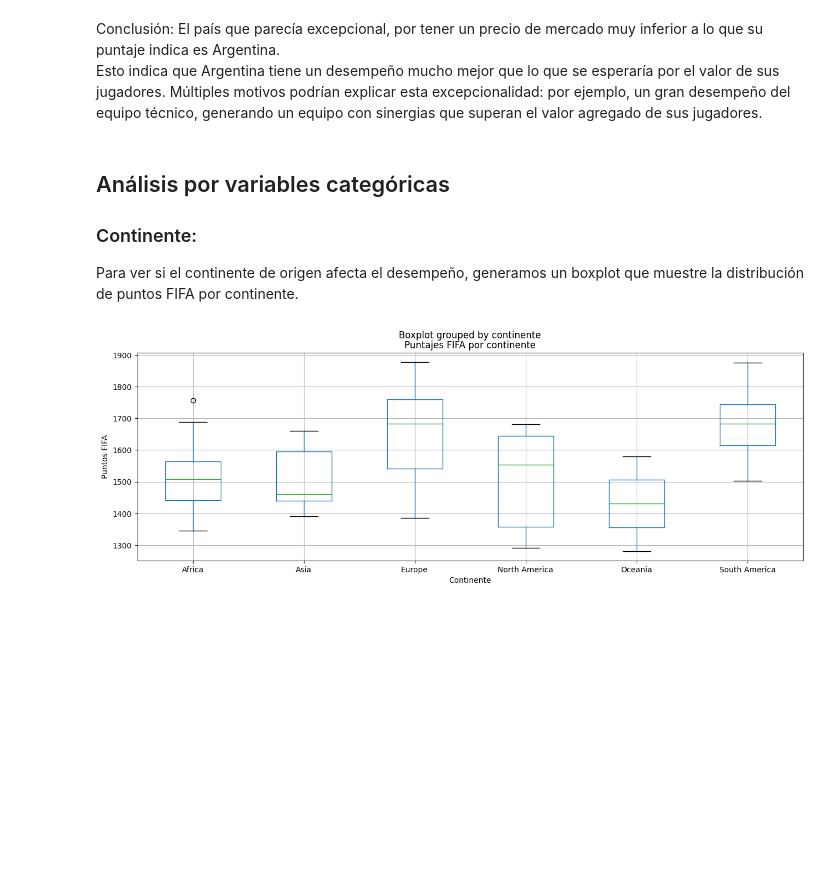
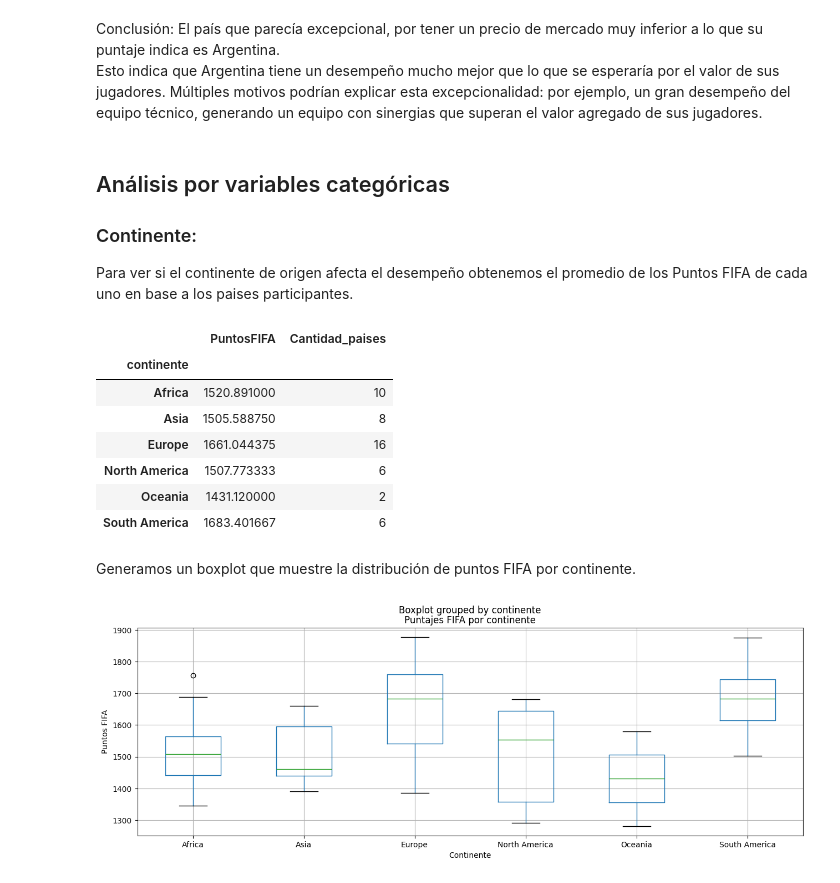
Before and after one commit to gleo1973/tp-laboratorio-mcag-1c2026, a Jupyter notebook: Laboratorio_TP_2026.ipynb, the cells around one changed output. Saved outputs shown, nothing was run; the diff lists cells and outputs as text; code cells hidden in the pictures; blank space fills up the shorter version.

```diff
--- a/Laboratorio_TP_2026.ipynb
+++ b/Laboratorio_TP_2026.ipynb
@@ -533,7 +581,21 @@ Esto indica que Argentina tiene un desempeño mucho mejor que lo que se esperar
 ## Análisis por variables categóricas
 ### Continente:
 
-Para ver si el continente de origen afecta el desempeño, generamos un boxplot que muestre la distribución de puntos FIFA por continente.
+Para ver si el continente de origen afecta el desempeño obtenemos el promedio de los Puntos FIFA de cada uno en base a los paises participantes.
+# %%
+df_continent = df_paises_f.groupby("continente").agg(PuntosFIFA=("puntos_FIFA", "mean"),Cantidad_paises=("puntos_FIFA", "count"))
+df_continent
+# %% [output]
+|  | PuntosFIFA | Cantidad_paises |
+| continente |  |  |
+| Africa | 1520.891000 | 10 |
+| Asia | 1505.588750 | 8 |
+| Europe | 1661.044375 | 16 |
+| North America | 1507.773333 | 6 |
+| Oceania | 1431.120000 | 2 |
+| South America | 1683.401667 | 6 |
+# %% [markdown]
+Generamos un boxplot que muestre la distribución de puntos FIFA por continente.
 # %%
 df_paises_f.boxplot('puntos_FIFA', 'continente', figsize=(15, 5), grid=True)
 plt.title("Puntajes FIFA por continente")
```
Also changed, not shown: parts of 15 cells of this notebook.
